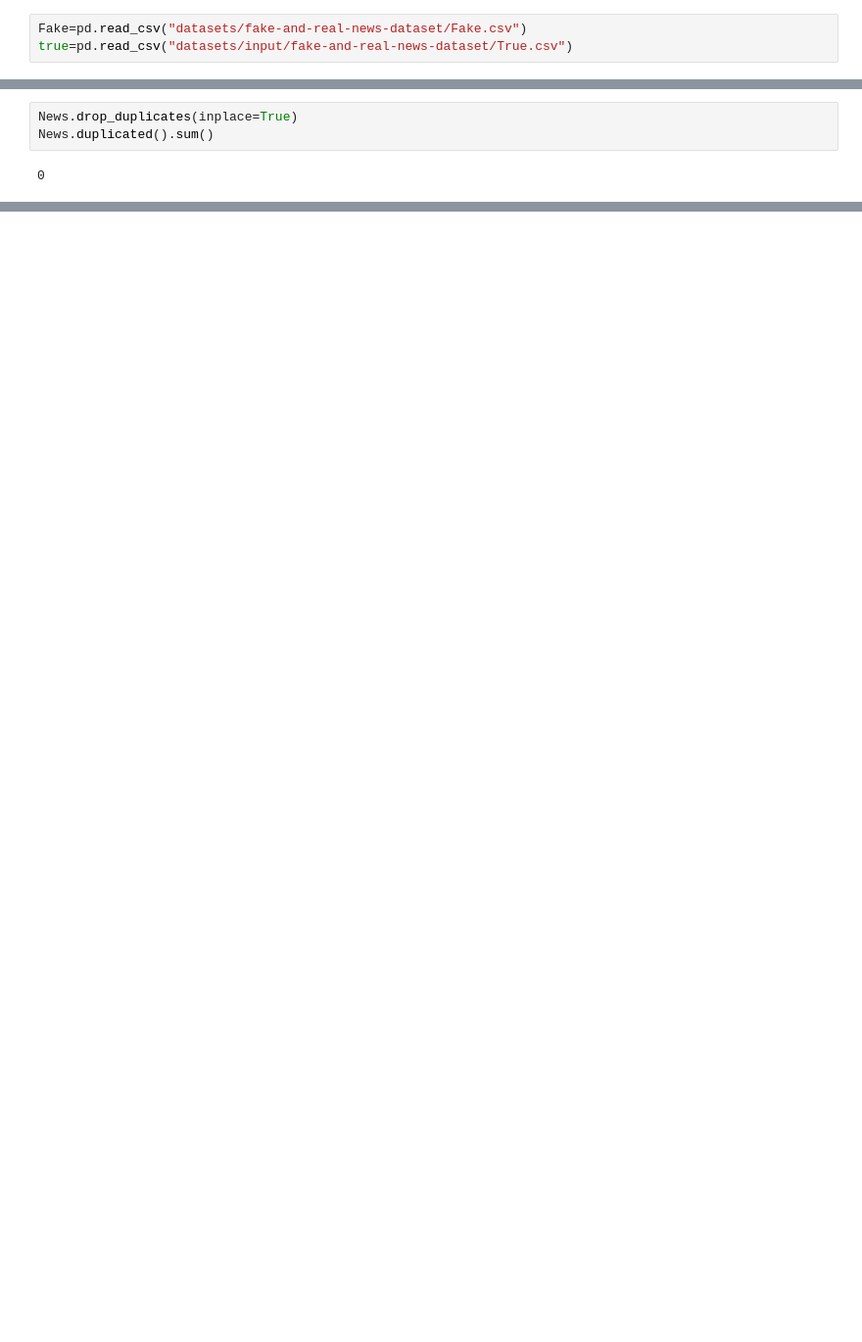
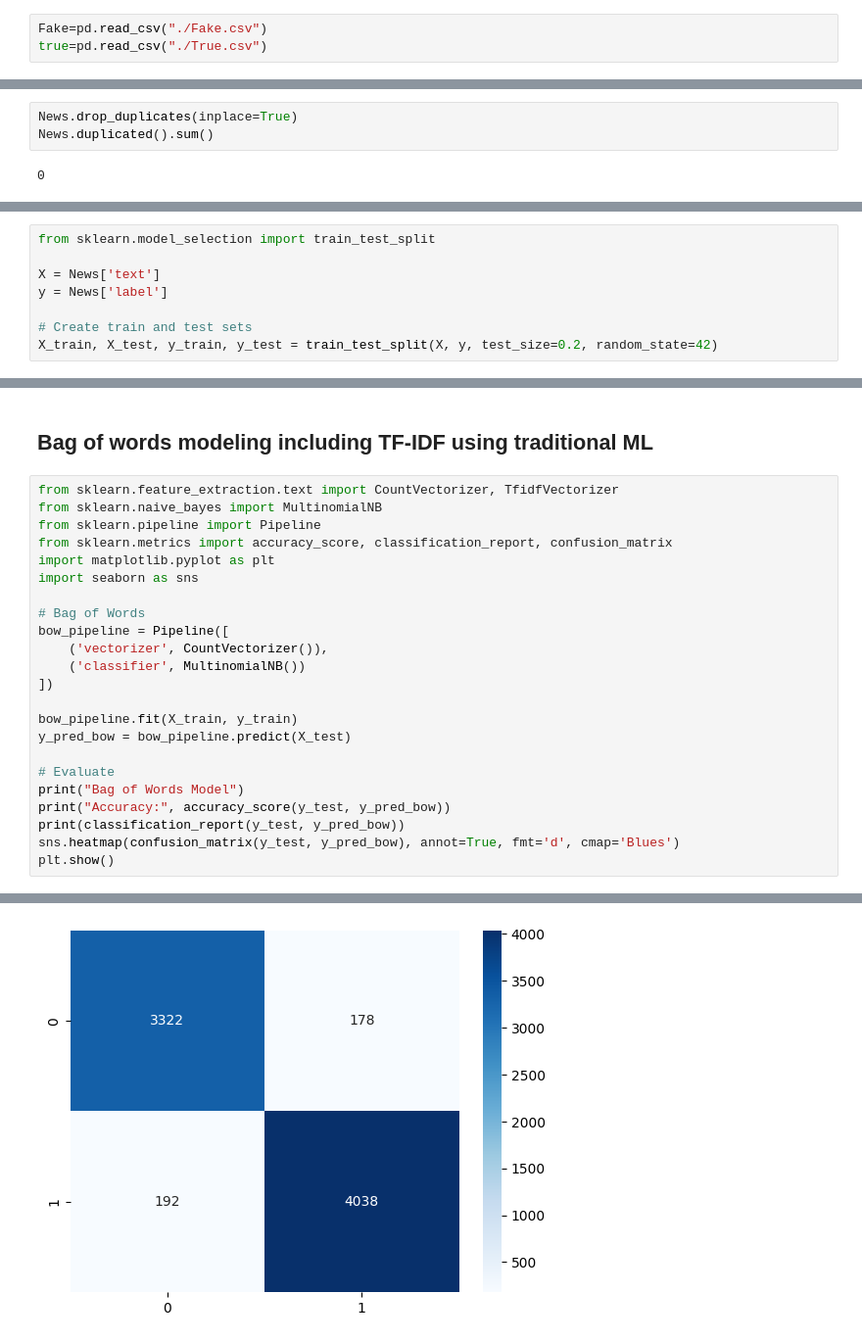
Before and after one commit to sofzcc/Ironhack-Technical-Challenge, a Jupyter notebook: true-and-fake-news.ipynb, the cells around one changed output, grey strips where cells are left out. Shown: that part at 98% size. Drawn from its saved outputs; the diff is of its cells as text; blank space fills up the shorter version.

```diff
--- a/true-and-fake-news.ipynb
+++ b/true-and-fake-news.ipynb
@@ -24,8 +24,8 @@ import pandas as pd
 # %% [markdown]
 # Load the  Data
 # %%
-Fake=pd.read_csv("datasets/fake-and-real-news-dataset/Fake.csv")
-true=pd.read_csv("datasets/input/fake-and-real-news-dataset/True.csv")
+Fake=pd.read_csv("./Fake.csv")
+true=pd.read_csv("./True.csv")
 # %% [markdown]
 - Give the fake news label 0 :
 # %%
@@ -139,0 +207,8 @@ News.duplicated().sum()
+# %%
+from sklearn.model_selection import train_test_split
+
+X = News['text']
+y = News['label']
+
+# Create train and test sets
+X_train, X_test, y_train, y_test = train_test_split(X, y, test_size=0.2, random_state=42)
@@ -139,0 +250,26 @@ News.duplicated().sum()
+# %% [markdown]
+## Bag of words modeling including TF-IDF using traditional ML
+# %%
+from sklearn.feature_extraction.text import CountVectorizer, TfidfVectorizer
+from sklearn.naive_bayes import MultinomialNB
+from sklearn.pipeline import Pipeline
+from sklearn.metrics import accuracy_score, classification_report, confusion_matrix
+import matplotlib.pyplot as plt
+import seaborn as sns
+
+# Bag of Words
+bow_pipeline = Pipeline([
+    ('vectorizer', CountVectorizer()),
+    ('classifier', MultinomialNB())
+])
+
+bow_pipeline.fit(X_train, y_train)
+y_pred_bow = bow_pipeline.predict(X_test)
+
+# Evaluate
+print("Bag of Words Model")
+print("Accuracy:", accuracy_score(y_test, y_pred_bow))
+print(classification_report(y_test, y_pred_bow))
+sns.heatmap(confusion_matrix(y_test, y_pred_bow), annot=True, fmt='d', cmap='Blues')
+plt.show()
+# %% [output]
@@ -139,0 +286 @@ News.duplicated().sum()
+[figure, added]
```
Also changed, not shown: parts of 22 cells of this notebook.
